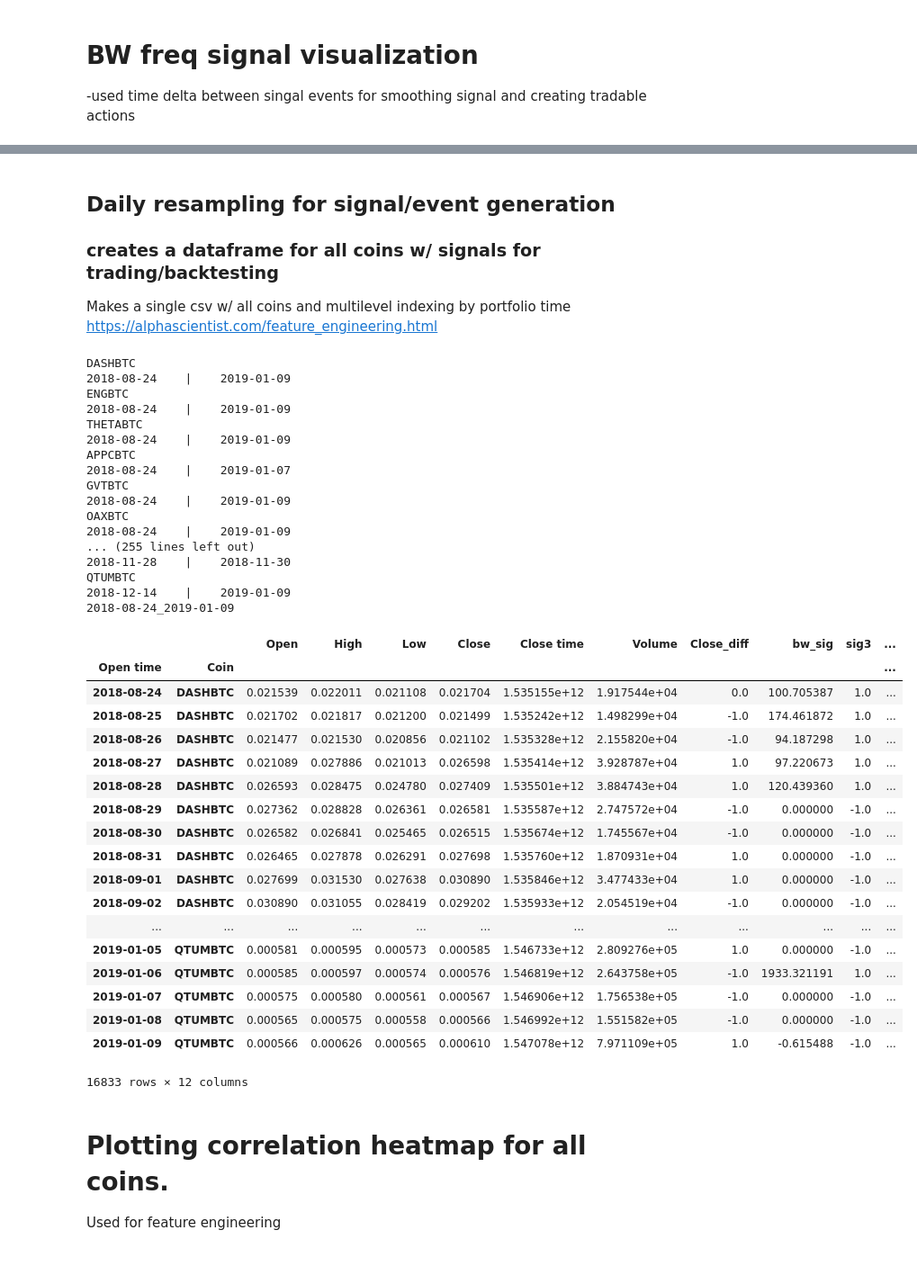
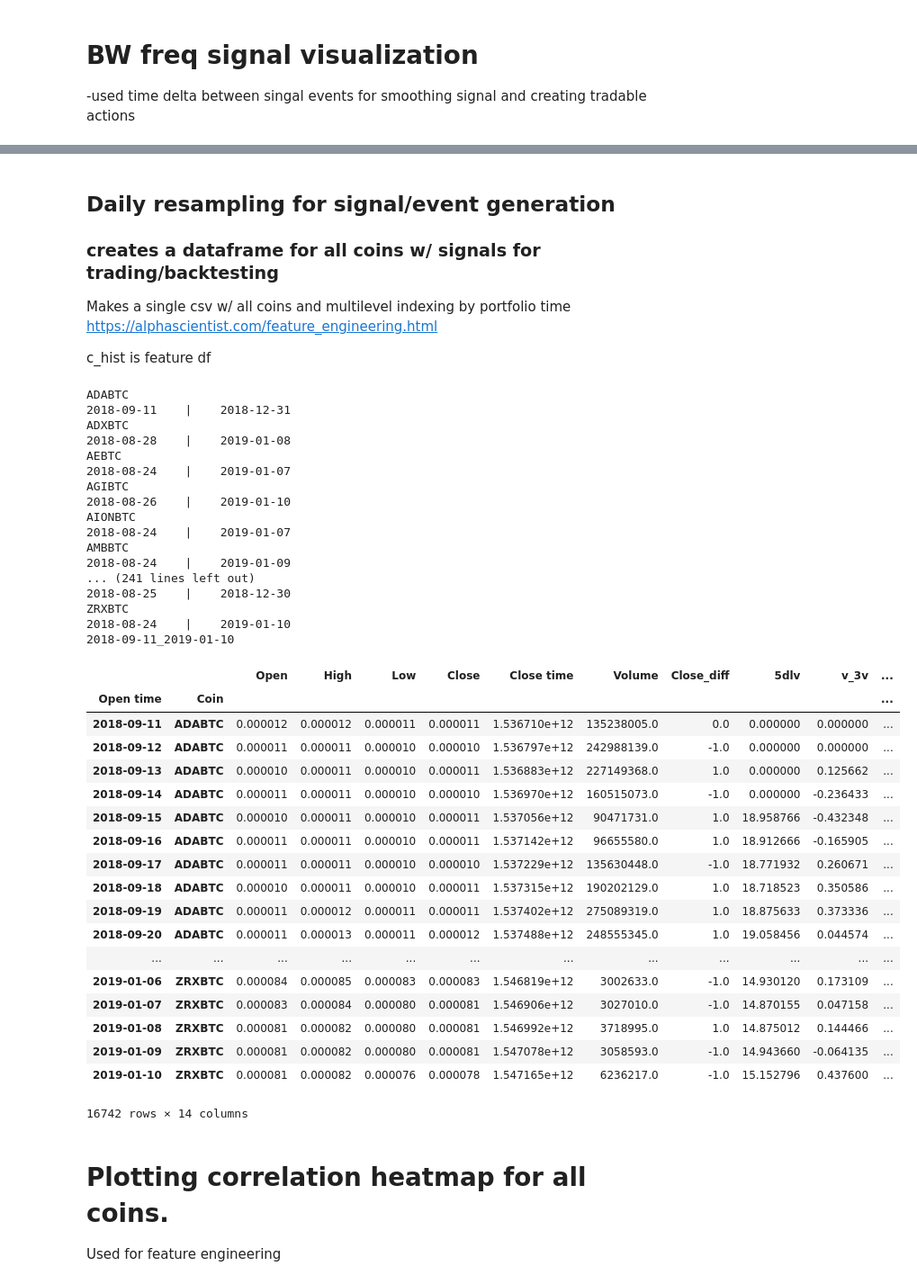
Before and after one commit to darkstar4401/Portfolio-Analysis, a Jupyter notebook: freq_signal_maker.ipynb, the cells around one changed output, grey strips where cells are left out. Shown at 90% size. Drawn from its saved outputs; the diff is of its cells as text; code cells hidden in the pictures.

```diff
--- a/freq_signal_maker.ipynb
+++ b/freq_signal_maker.ipynb
@@ -273,6 +274,8 @@ plt.show()
 ### creates a dataframe for all coins w/ signals for trading/backtesting
 Makes a single csv w/ all coins and multilevel indexing by portfolio time
 https://alphascientist.com/feature_engineering.html
+
+c_hist is feature df
 # %%
 all_coins = pd.DataFrame()
 for sym in coins:
@@ -316,6 +319,16 @@ for sym in coins:
 
     #extract signal for resampled signal dataframe and create signal column (-1,1) ...maybe (-1,0,1)
     c_hist['Close_diff'] = c_hist['Close'].diff().apply(np.sign)
+
+    # log of 5 day moving average of volume
+
+    c_hist['5dlv'] = c_hist.Volume.rolling(5).mean().apply(np.log)
+
+    # daily volume vs. 200 day moving average
+
+    c_hist['v_3v'] = c_hist.Volume/ c_hist.Volume.rolling(3).mean()-1
+
+
     c_hist['bw_sig'] = daily_coin.t_dif
     c_hist['sig3'] = c_hist["bw_sig"].apply(np.sign)
     c_hist['sig3'] = c_hist['sig3'].replace(0,-1)
@@ -329,68 +342,68 @@ for sym in coins:
     c_hist2["Low"] = normalize(c_hist,column="Low",deci=True)
     c_hist2.plot(figsize=(8,5))
     #plt.savefig("/home/me/Pictures/{}range_signal.png".formate(sym))
 
     c_hist[['sig3','Close_diff']].plot(grid=True,figsize=(8,5))
     """
 
 
     c_hist['Market Returns'] = np.log(c_hist['Close'] / c_hist['Close'].shift(1))
     c_hist['Strategy Returns'] = c_hist['Market Returns'] * c_hist['sig3'].shift(1)
     c_hist['Coin'] = sym
     c_hist = c_hist.reset_index()
     c_hist = c_hist.set_index(['Open time','Coin'])
 
     all_coins = pd.concat([all_coins,c_hist])
 
 #dts is dates for resampled df
 dts = all_coins.index.get_level_values(0)
 
 fol = dts[0].strftime('%Y-%m-%d')+"_"+dts[-1].strftime('%Y-%m-%d')
 print(fol)
 #save all_coin to csv
 fname = '/home/me/Documents/BWA/data/bw_portfolios/{}'.format(fol)
 if os.path.exists(fname) == False:
     os.mkdir(fname)
     all_coins.to_csv(fname+"{}_day_int.csv".format("30"))
 
 all_coins
 # %% [output]
-DASHBTC
+ADABTC
+2018-09-11    |    2018-12-31
+ADXBTC
+2018-08-28    |    2019-01-08
+AEBTC
+2018-08-24    |    2019-01-07
+AGIBTC
+2018-08-26    |    2019-01-10
+AIONBTC
+2018-08-24    |    2019-01-07
+AMBBTC
 2018-08-24    |    2019-01-09
-ENGBTC
-2018-08-24    |    2019-01-09
-THETABTC
-2018-08-24    |    2019-01-09
-APPCBTC
-2018-08-24    |    2019-01-07
-GVTBTC
-2018-08-24    |    2019-01-09
-OAXBTC
-2018-08-24    |    2019-01-09
-... (255 lines left out)
-2018-11-28    |    2018-11-30
-QTUMBTC
-2018-12-14    |    2019-01-09
-2018-08-24_2019-01-09
+... (241 lines left out)
+2018-08-25    |    2018-12-30
+ZRXBTC
+2018-08-24    |    2019-01-10
+2018-09-11_2019-01-10
-|  |  | Open | High | Low | Close | Close time | Volume | Close_diff | bw_sig | sig3 | ... |
+|  |  | Open | High | Low | Close | Close time | Volume | Close_diff | 5dlv | v_3v | ... |
 | Open time | Coin |  |  |  |  |  |  |  |  |  | ... |
-| 2018-08-24 | DASHBTC | 0.021539 | 0.022011 | 0.021108 | 0.021704 | 1.535155e+12 | 1.917544e+04 | 0.0 | 100.705387 | 1.0 | ... |
-| 2018-08-25 | DASHBTC | 0.021702 | 0.021817 | 0.021200 | 0.021499 | 1.535242e+12 | 1.498299e+04 | -1.0 | 174.461872 | 1.0 | ... |
-| 2018-08-26 | DASHBTC | 0.021477 | 0.021530 | 0.020856 | 0.021102 | 1.535328e+12 | 2.155820e+04 | -1.0 | 94.187298 | 1.0 | ... |
-| 2018-08-27 | DASHBTC | 0.021089 | 0.027886 | 0.021013 | 0.026598 | 1.535414e+12 | 3.928787e+04 | 1.0 | 97.220673 | 1.0 | ... |
-| 2018-08-28 | DASHBTC | 0.026593 | 0.028475 | 0.024780 | 0.027409 | 1.535501e+12 | 3.884743e+04 | 1.0 | 120.439360 | 1.0 | ... |
-| 2018-08-29 | DASHBTC | 0.027362 | 0.028828 | 0.026361 | 0.026581 | 1.535587e+12 | 2.747572e+04 | -1.0 | 0.000000 | -1.0 | ... |
-| 2018-08-30 | DASHBTC | 0.026582 | 0.026841 | 0.025465 | 0.026515 | 1.535674e+12 | 1.745567e+04 | -1.0 | 0.000000 | -1.0 | ... |
-| 2018-08-31 | DASHBTC | 0.026465 | 0.027878 | 0.026291 | 0.027698 | 1.535760e+12 | 1.870931e+04 | 1.0 | 0.000000 | -1.0 | ... |
-| 2018-09-01 | DASHBTC | 0.027699 | 0.031530 | 0.027638 | 0.030890 | 1.535846e+12 | 3.477433e+04 | 1.0 | 0.000000 | -1.0 | ... |
-| 2018-09-02 | DASHBTC | 0.030890 | 0.031055 | 0.028419 | 0.029202 | 1.535933e+12 | 2.054519e+04 | -1.0 | 0.000000 | -1.0 | ... |
+| 2018-09-11 | ADABTC | 0.000012 | 0.000012 | 0.000011 | 0.000011 | 1.536710e+12 | 135238005.0 | 0.0 | 0.000000 | 0.000000 | ... |
+| 2018-09-12 | ADABTC | 0.000011 | 0.000011 | 0.000010 | 0.000010 | 1.536797e+12 | 242988139.0 | -1.0 | 0.000000 | 0.000000 | ... |
+| 2018-09-13 | ADABTC | 0.000010 | 0.000011 | 0.000010 | 0.000011 | 1.536883e+12 | 227149368.0 | 1.0 | 0.000000 | 0.125662 | ... |
+| 2018-09-14 | ADABTC | 0.000011 | 0.000011 | 0.000010 | 0.000010 | 1.536970e+12 | 160515073.0 | -1.0 | 0.000000 | -0.236433 | ... |
+| 2018-09-15 | ADABTC | 0.000010 | 0.000011 | 0.000010 | 0.000011 | 1.537056e+12 | 90471731.0 | 1.0 | 18.958766 | -0.432348 | ... |
+| 2018-09-16 | ADABTC | 0.000011 | 0.000011 | 0.000010 | 0.000011 | 1.537142e+12 | 96655580.0 | 1.0 | 18.912666 | -0.165905 | ... |
+| 2018-09-17 | ADABTC | 0.000011 | 0.000011 | 0.000010 | 0.000010 | 1.537229e+12 | 135630448.0 | -1.0 | 18.771932 | 0.260671 | ... |
+| 2018-09-18 | ADABTC | 0.000010 | 0.000011 | 0.000010 | 0.000011 | 1.537315e+12 | 190202129.0 | 1.0 | 18.718523 | 0.350586 | ... |
+| 2018-09-19 | ADABTC | 0.000011 | 0.000012 | 0.000011 | 0.000011 | 1.537402e+12 | 275089319.0 | 1.0 | 18.875633 | 0.373336 | ... |
+| 2018-09-20 | ADABTC | 0.000011 | 0.000013 | 0.000011 | 0.000012 | 1.537488e+12 | 248555345.0 | 1.0 | 19.058456 | 0.044574 | ... |
 | ... | ... | ... | ... | ... | ... | ... | ... | ... | ... | ... | ... |
-| 2019-01-05 | QTUMBTC | 0.000581 | 0.000595 | 0.000573 | 0.000585 | 1.546733e+12 | 2.809276e+05 | 1.0 | 0.000000 | -1.0 | ... |
-| 2019-01-06 | QTUMBTC | 0.000585 | 0.000597 | 0.000574 | 0.000576 | 1.546819e+12 | 2.643758e+05 | -1.0 | 1933.321191 | 1.0 | ... |
-| 2019-01-07 | QTUMBTC | 0.000575 | 0.000580 | 0.000561 | 0.000567 | 1.546906e+12 | 1.756538e+05 | -1.0 | 0.000000 | -1.0 | ... |
-| 2019-01-08 | QTUMBTC | 0.000565 | 0.000575 | 0.000558 | 0.000566 | 1.546992e+12 | 1.551582e+05 | -1.0 | 0.000000 | -1.0 | ... |
-| 2019-01-09 | QTUMBTC | 0.000566 | 0.000626 | 0.000565 | 0.000610 | 1.547078e+12 | 7.971109e+05 | 1.0 | -0.615488 | -1.0 | ... |
+| 2019-01-06 | ZRXBTC | 0.000084 | 0.000085 | 0.000083 | 0.000083 | 1.546819e+12 | 3002633.0 | -1.0 | 14.930120 | 0.173109 | ... |
+| 2019-01-07 | ZRXBTC | 0.000083 | 0.000084 | 0.000080 | 0.000081 | 1.546906e+12 | 3027010.0 | -1.0 | 14.870155 | 0.047158 | ... |
+| 2019-01-08 | ZRXBTC | 0.000081 | 0.000082 | 0.000080 | 0.000081 | 1.546992e+12 | 3718995.0 | 1.0 | 14.875012 | 0.144466 | ... |
+| 2019-01-09 | ZRXBTC | 0.000081 | 0.000082 | 0.000080 | 0.000081 | 1.547078e+12 | 3058593.0 | -1.0 | 14.943660 | -0.064135 | ... |
+| 2019-01-10 | ZRXBTC | 0.000081 | 0.000082 | 0.000076 | 0.000078 | 1.547165e+12 | 6236217.0 | -1.0 | 15.152796 | 0.437600 | ... |
-16833 rows × 12 columns
+16742 rows × 14 columns
 # %% [markdown]
 # Plotting correlation heatmap for all coins.
 Used for feature engineering
```
Also changed, not shown: parts of 10 cells of this notebook.
